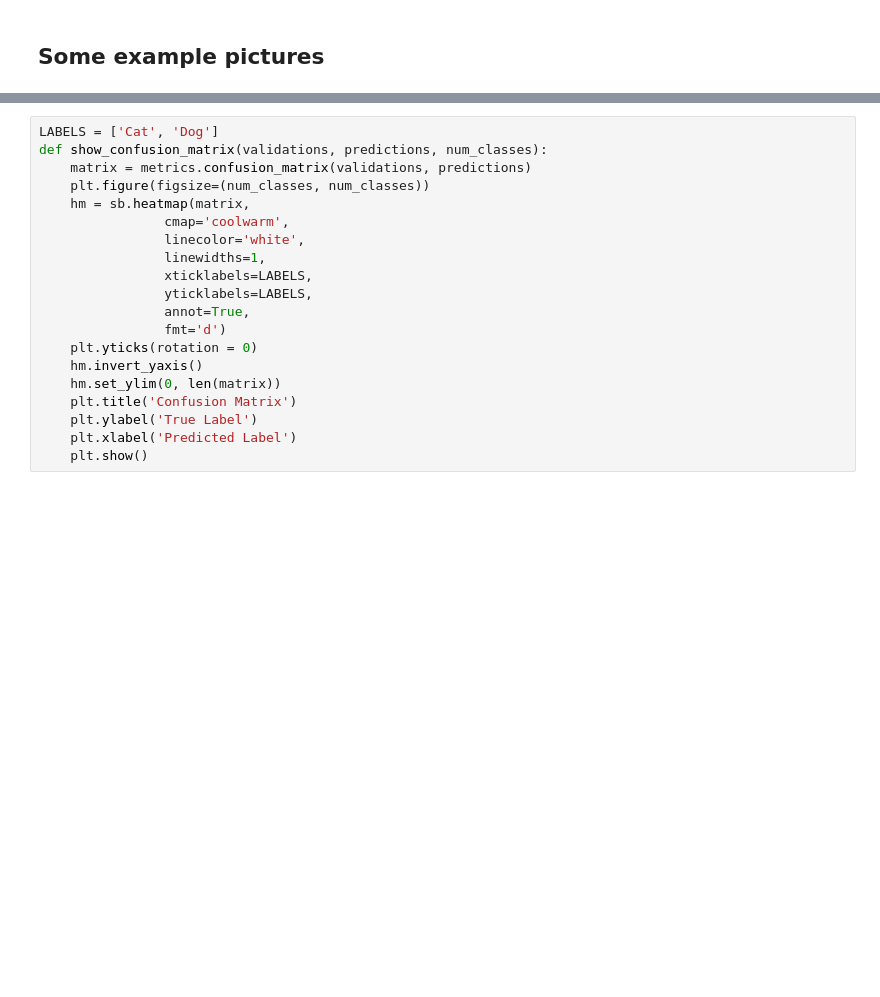
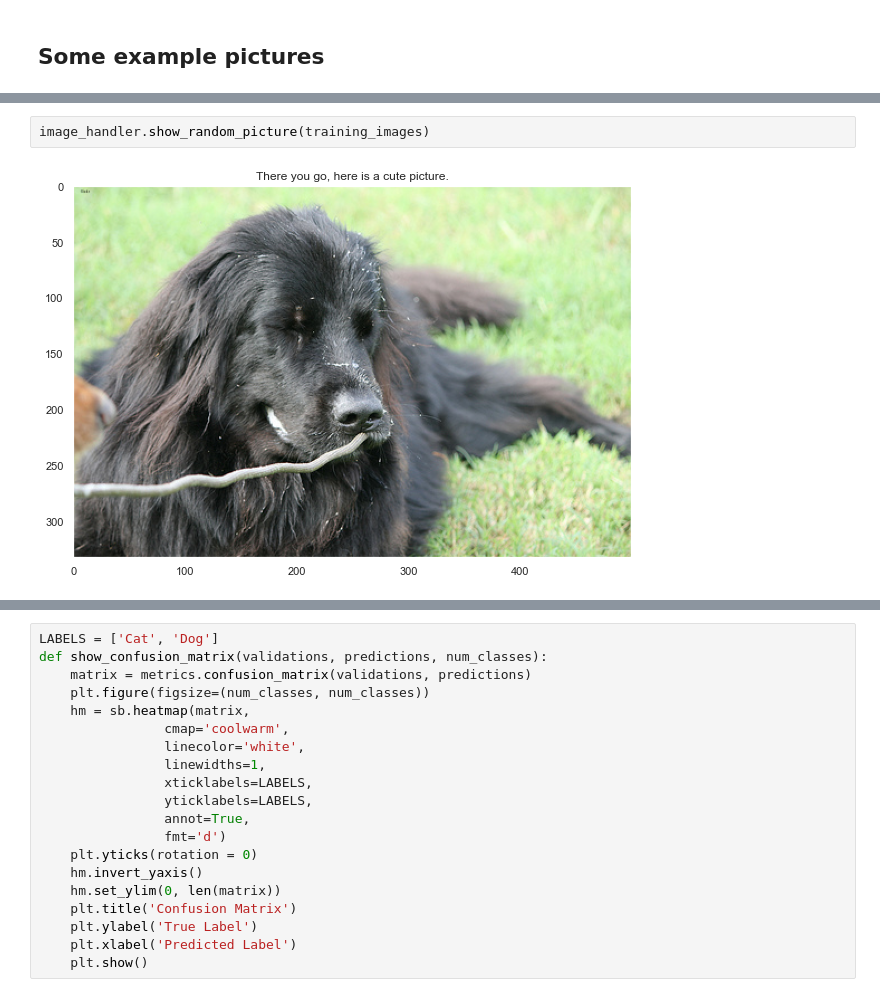
Before and after one commit to Lauralicja/Cats-vs-Dogs-Classification, a Jupyter notebook: ProjectCatsVsDogs.ipynb, the cells around one changed output, grey strips where cells are left out. Drawn from its saved outputs; the diff is of its cells as text; blank space fills up the shorter version.

```diff
--- a/ProjectCatsVsDogs.ipynb
+++ b/ProjectCatsVsDogs.ipynb
@@ -236,0 +165,4 @@ _________________________________________________________________
+# %%
+image_handler.show_random_picture(training_images)
+# %% [output]
+[figure, added]
```
Also changed, not shown: parts of 23 cells of this notebook.
